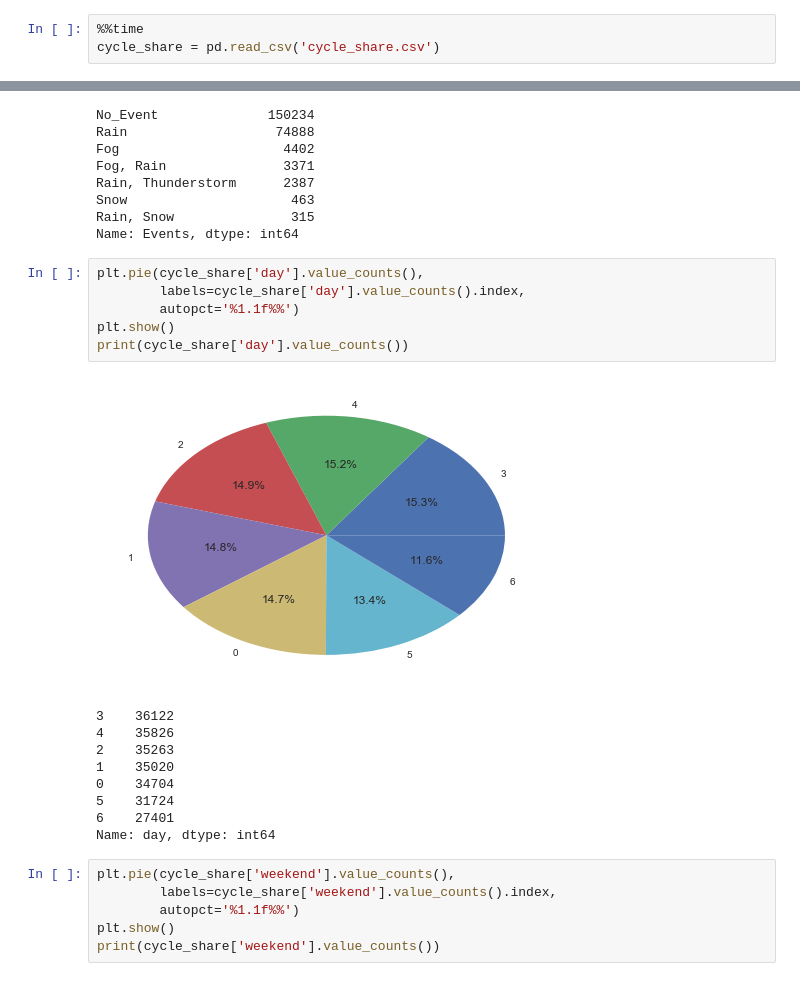
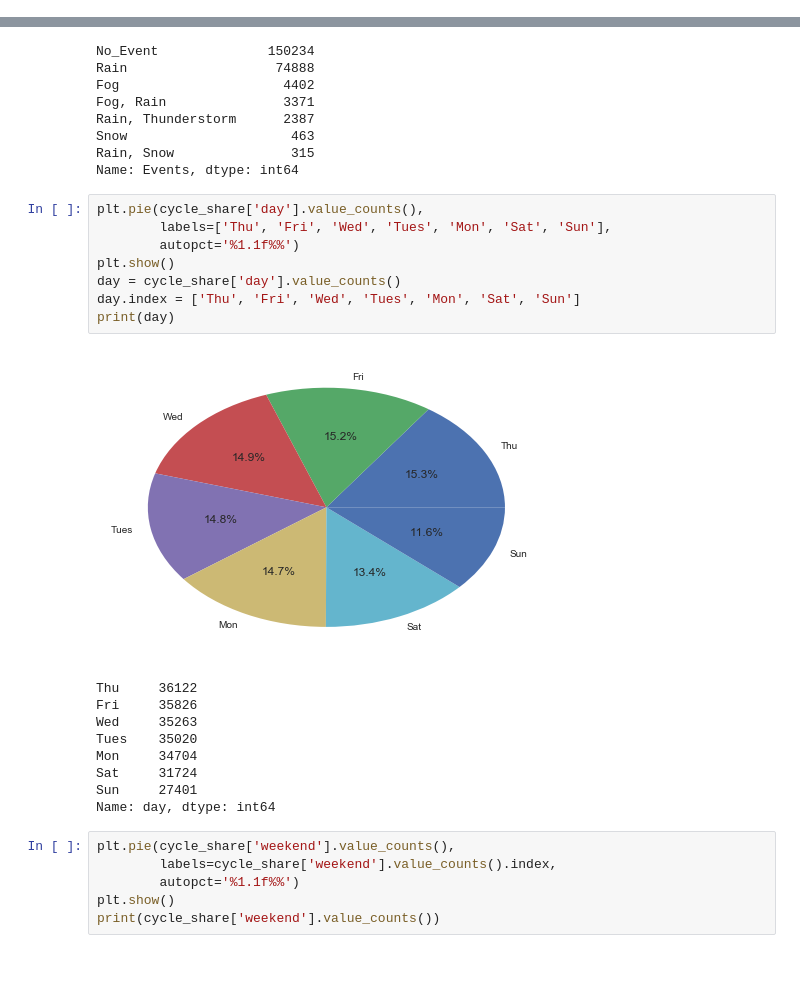
Before and after one commit to shinv1234/cycle_share, a Jupyter notebook: cycle_share_EDA.ipynb, the cells around one changed output, grey strips where cells are left out. Saved outputs shown, nothing was run; the diff lists cells and outputs as text.

```diff
--- a/cycle_share_EDA.ipynb
+++ b/cycle_share_EDA.ipynb
@@ -7,3 +6,0 @@ Wall time: 5.94 s
-# %%
-%%time
-cycle_share = pd.read_csv('cycle_share.csv')
@@ -280,19 +308,21 @@ Rain, Snow               315
 Name: Events, dtype: int64
 # %%
 plt.pie(cycle_share['day'].value_counts(),
-        labels=cycle_share['day'].value_counts().index,
+        labels=['Thu', 'Fri', 'Wed', 'Tues', 'Mon', 'Sat', 'Sun'],
         autopct='%1.1f%%')
 plt.show()
-print(cycle_share['day'].value_counts())
+day = cycle_share['day'].value_counts()
+day.index = ['Thu', 'Fri', 'Wed', 'Tues', 'Mon', 'Sat', 'Sun']
+print(day)
 # %% [output]
-[figure, old version]
+[figure, new version]
-3    36122
-4    35826
-2    35263
-1    35020
-0    34704
-5    31724
-6    27401
+Thu     36122
+Fri     35826
+Wed     35263
+Tues    35020
+Mon     34704
+Sat     31724
+Sun     27401
 Name: day, dtype: int64
 # %%
 plt.pie(cycle_share['weekend'].value_counts(),
```
Also changed, not shown: parts of 11 cells of this notebook, 2 other files.
